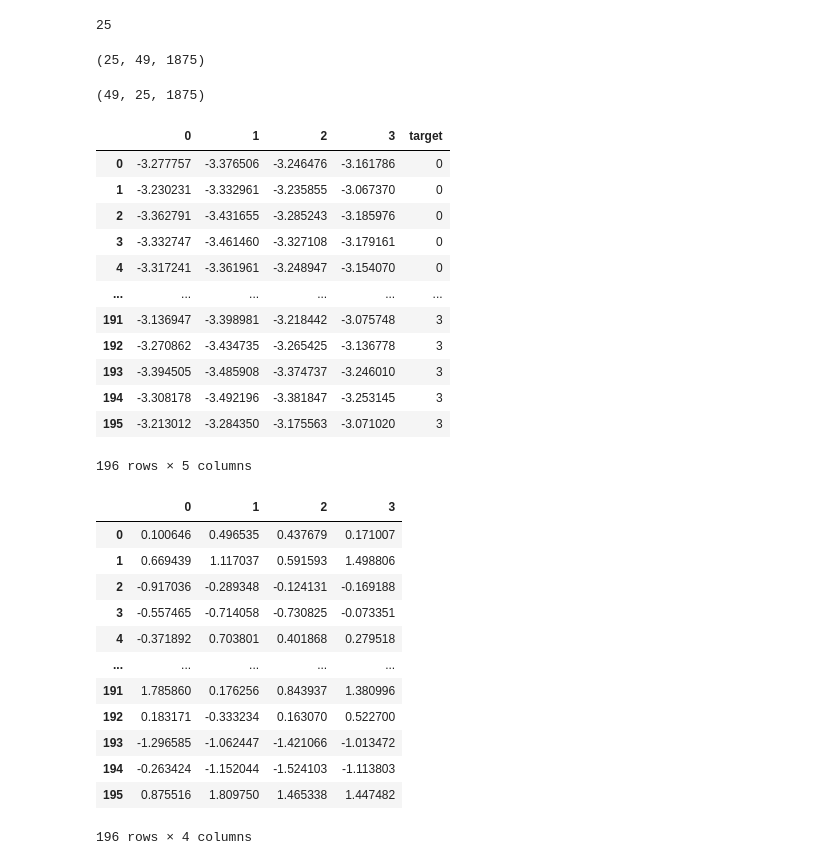
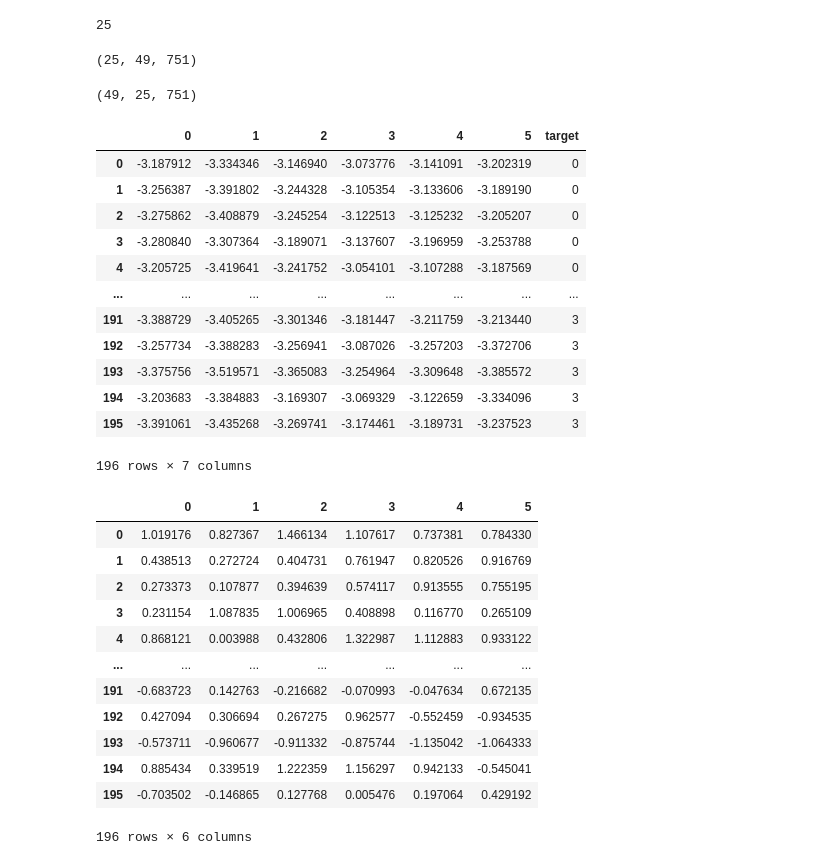
Before and after one commit to Cld338/EEG_analysis, a Jupyter notebook: example/main.ipynb, the cells around one changed output. Drawn from its saved outputs; the diff is of its cells as text; code cells hidden in the pictures.

```diff
--- a/example/main.ipynb
+++ b/example/main.ipynb
@@ -18,6 +16,12 @@ experimentIdx = 3
 channels = list(range(25))
 samplingRate = 250 #Hz
 trialsByClasses = np.array([i.get_trials_by_classes(channels=channels) for i in Experiments])
+# %%
+for i in range(len(trialsByClasses)):
+    for j in trialsByClasses[i].keys():
+        for k in range(len(trialsByClasses[i][j])):
+            for l in range(len(trialsByClasses[i][j][k])):
+                trialsByClasses[i][j][k][l] = trialsByClasses[i][j][k][l][749:1500]
 # %%
 channelNum = len(channels)
 m = len(trialsByClasses[0]["left"])
@@ -75,7 +81,7 @@ CSP_passed_tongue_data = [np.array([j.T for j in i]).T for i in CSP_passed_tongu
 CSP_passed_foot_data = [np.array([j.T for j in i]).T for i in CSP_passed_foot_data]
 np.array(CSP_passed_left_data).shape
 # %% [output]
-(25, 49, 1875)
+(25, 49, 751)
 # %%
 CSP_passed_left_data = np.array([i.T for i in np.array(CSP_passed_left_data).T]).T
 CSP_passed_right_data = np.array([i.T for i in np.array(CSP_passed_right_data).T]).T
@@ -83,55 +89,55 @@ CSP_passed_tongue_data = np.array([i.T for i in np.array(CSP_passed_tongue_data)
 CSP_passed_foot_data = np.array([i.T for i in np.array(CSP_passed_foot_data).T]).T
 CSP_passed_left_data.shape
 # %% [output]
-(49, 25, 1875)
+(49, 25, 751)
 # %%
-m = 2
+m = 3
 
 leftVarRatioDF = twoMDimensionalFeature(CSP_passed_left_data, channelNum, minTrialsNum, m)
 rightVarRatioDF = twoMDimensionalFeature(CSP_passed_right_data, channelNum, minTrialsNum, m)
 tongueVarRatioDF = twoMDimensionalFeature(CSP_passed_tongue_data, channelNum, minTrialsNum, m)
 footVarRatioDF = twoMDimensionalFeature(CSP_passed_foot_data, channelNum, minTrialsNum, m)
 
 VarRatioDF = pd.concat([leftVarRatioDF, rightVarRatioDF, tongueVarRatioDF, footVarRatioDF], axis=0)
 labelDF = pd.DataFrame([i for i in range(4) for j in range(minTrialsNum)])
 
 VarRatioDF = VarRatioDF.reset_index()
 VarRatioDF = pd.concat([VarRatioDF, labelDF], axis=1).iloc[:, 1:]
 VarRatioDF.columns = [f"{n}" for n in range(m*2)] + ["target"]
 VarRatioDF
 # %% [output]
-|  | 0 | 1 | 2 | 3 | target |
-| 0 | -3.277757 | -3.376506 | -3.246476 | -3.161786 | 0 |
-| 1 | -3.230231 | -3.332961 | -3.235855 | -3.067370 | 0 |
-| 2 | -3.362791 | -3.431655 | -3.285243 | -3.185976 | 0 |
-| 3 | -3.332747 | -3.461460 | -3.327108 | -3.179161 | 0 |
-| 4 | -3.317241 | -3.361961 | -3.248947 | -3.154070 | 0 |
-| ... | ... | ... | ... | ... | ... |
-| 191 | -3.136947 | -3.398981 | -3.218442 | -3.075748 | 3 |
-| 192 | -3.270862 | -3.434735 | -3.265425 | -3.136778 | 3 |
-| 193 | -3.394505 | -3.485908 | -3.374737 | -3.246010 | 3 |
-| 194 | -3.308178 | -3.492196 | -3.381847 | -3.253145 | 3 |
-| 195 | -3.213012 | -3.284350 | -3.175563 | -3.071020 | 3 |
+|  | 0 | 1 | 2 | 3 | 4 | 5 | target |
+| 0 | -3.187912 | -3.334346 | -3.146940 | -3.073776 | -3.141091 | -3.202319 | 0 |
+| 1 | -3.256387 | -3.391802 | -3.244328 | -3.105354 | -3.133606 | -3.189190 | 0 |
+| 2 | -3.275862 | -3.408879 | -3.245254 | -3.122513 | -3.125232 | -3.205207 | 0 |
+| 3 | -3.280840 | -3.307364 | -3.189071 | -3.137607 | -3.196959 | -3.253788 | 0 |
+| 4 | -3.205725 | -3.419641 | -3.241752 | -3.054101 | -3.107288 | -3.187569 | 0 |
+| ... | ... | ... | ... | ... | ... | ... | ... |
+| 191 | -3.388729 | -3.405265 | -3.301346 | -3.181447 | -3.211759 | -3.213440 | 3 |
+| 192 | -3.257734 | -3.388283 | -3.256941 | -3.087026 | -3.257203 | -3.372706 | 3 |
+| 193 | -3.375756 | -3.519571 | -3.365083 | -3.254964 | -3.309648 | -3.385572 | 3 |
+| 194 | -3.203683 | -3.384883 | -3.169307 | -3.069329 | -3.122659 | -3.334096 | 3 |
+| 195 | -3.391061 | -3.435268 | -3.269741 | -3.174461 | -3.189731 | -3.237523 | 3 |
-196 rows × 5 columns
+196 rows × 7 columns
 # %%
 x = VarRatioDF.drop(['target'], axis=1).values
 y = VarRatioDF['target'].values # 종속변인 추출
 x = StandardScaler().fit_transform(x)
 pd.DataFrame(x)
 # %% [output]
-|  | 0 | 1 | 2 | 3 |
-| 0 | 0.100646 | 0.496535 | 0.437679 | 0.171007 |
-| 1 | 0.669439 | 1.117037 | 0.591593 | 1.498806 |
-| 2 | -0.917036 | -0.289348 | -0.124131 | -0.169188 |
-| 3 | -0.557465 | -0.714058 | -0.730825 | -0.073351 |
-| 4 | -0.371892 | 0.703801 | 0.401868 | 0.279518 |
-| ... | ... | ... | ... | ... |
-| 191 | 1.785860 | 0.176256 | 0.843937 | 1.380996 |
-| 192 | 0.183171 | -0.333234 | 0.163070 | 0.522700 |
-| 193 | -1.296585 | -1.062447 | -1.421066 | -1.013472 |
-| 194 | -0.263424 | -1.152044 | -1.524103 | -1.113803 |
-| 195 | 0.875516 | 1.809750 | 1.465338 | 1.447482 |
+|  | 0 | 1 | 2 | 3 | 4 | 5 |
+| 0 | 1.019176 | 0.827367 | 1.466134 | 1.107617 | 0.737381 | 0.784330 |
+| 1 | 0.438513 | 0.272724 | 0.404731 | 0.761947 | 0.820526 | 0.916769 |
+| 2 | 0.273373 | 0.107877 | 0.394639 | 0.574117 | 0.913555 | 0.755195 |
+| 3 | 0.231154 | 1.087835 | 1.006965 | 0.408898 | 0.116770 | 0.265109 |
+| 4 | 0.868121 | 0.003988 | 0.432806 | 1.322987 | 1.112883 | 0.933122 |
+| ... | ... | ... | ... | ... | ... | ... |
+| 191 | -0.683723 | 0.142763 | -0.216682 | -0.070993 | -0.047634 | 0.672135 |
+| 192 | 0.427094 | 0.306694 | 0.267275 | 0.962577 | -0.552459 | -0.934535 |
+| 193 | -0.573711 | -0.960677 | -0.911332 | -0.875744 | -1.135042 | -1.064333 |
+| 194 | 0.885434 | 0.339519 | 1.222359 | 1.156297 | 0.942133 | -0.545041 |
+| 195 | -0.703502 | -0.146865 | 0.127768 | 0.005476 | 0.197064 | 0.429192 |
-196 rows × 4 columns
+196 rows × 6 columns
 # %%
 plotDF3D(data=VarRatioDF, num_of_classes=4)
 # %% [output]
```
Also changed, not shown: parts of 13 cells of this notebook, 1 other file.
